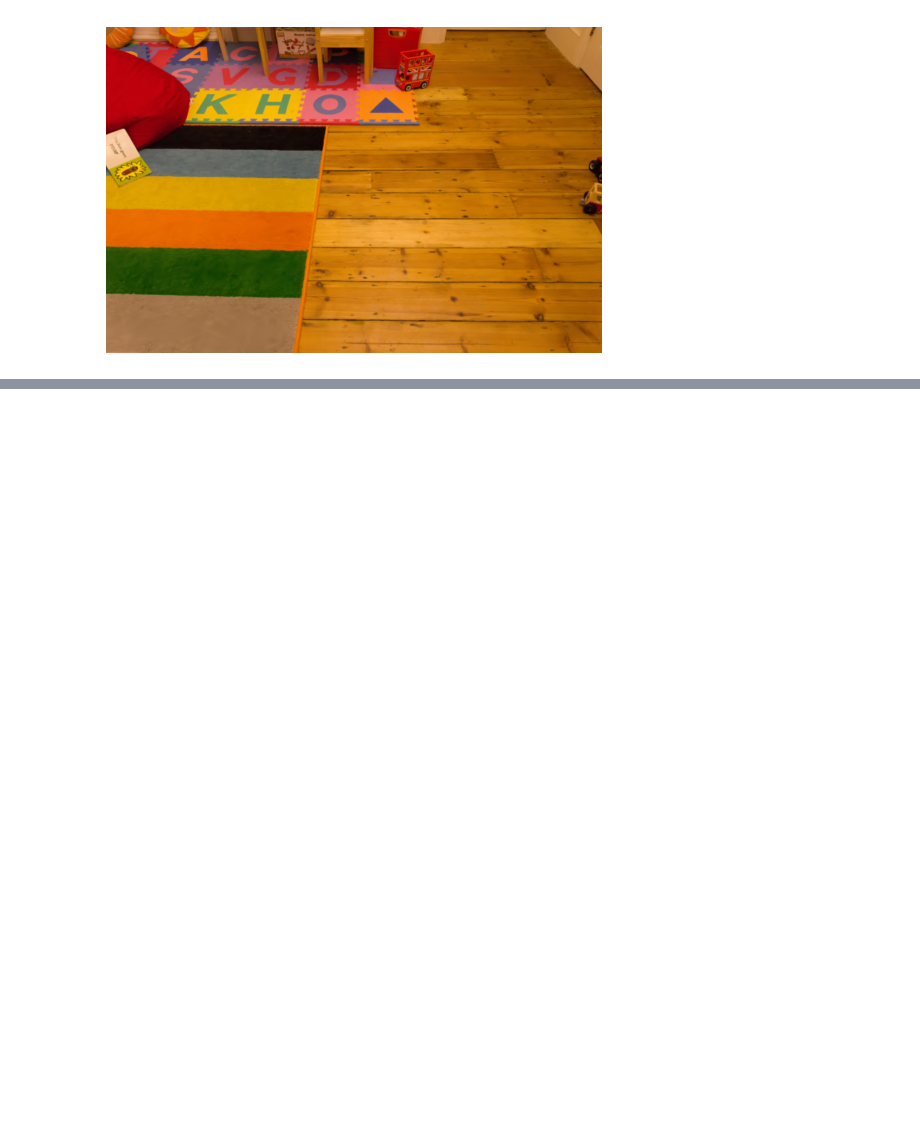
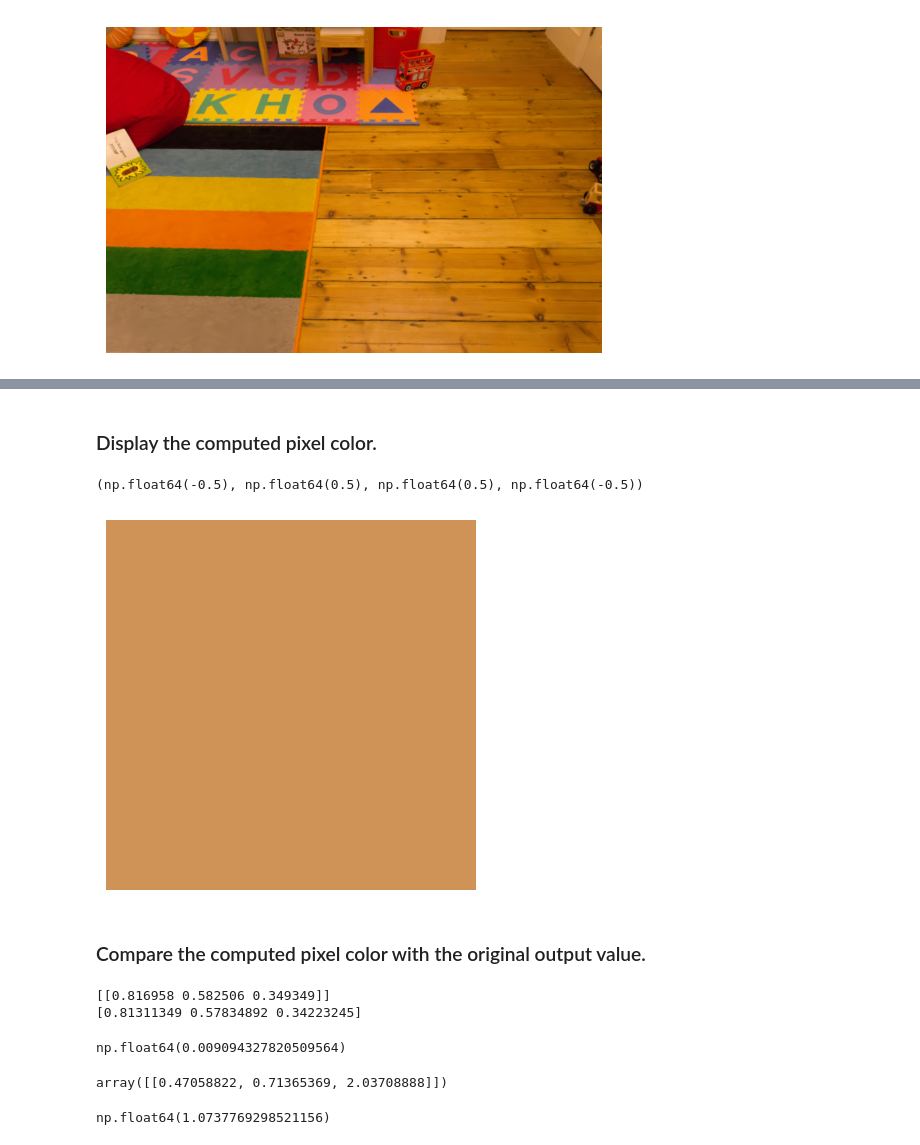
Before and after one commit to kjy5/clustering-exploration, a Jupyter notebook: src/clustering_exploration/basic_viewer.ipynb, the cells around one changed output, grey strips where cells are left out. Saved outputs shown, nothing was run; the diff lists cells and outputs as text; code cells hidden in the pictures; blank space fills up the shorter version.

Commit message:
Single pixel compute and metrics

```diff
--- a/src/clustering_exploration/basic_viewer.ipynb
+++ b/src/clustering_exploration/basic_viewer.ipynb
@@ -43,0 +85,6 @@ Clipping input data to the valid range for imshow with RGB data ([0..1] for floa
+# %%
+# Convert into a depth dictionary. Depth : (alpha, color)
+pixel_splats_by_depth = {row[1]: [row[0], row[2:]] for row in pixel_splats_reshaped}
+# %%
+# Sort the splats by depth.
+sorted_pixel_splats = sorted(pixel_splats_by_depth.items(), key=lambda x: x[0])
@@ -43,0 +95,42 @@ Clipping input data to the valid range for imshow with RGB data ([0..1] for floa
+# %%
+transmittance = 1.0
+pixel_color = sorted_pixel_splats[0][1][1] * sorted_pixel_splats[0][1][0]
+# %%
+for i in range(1, len(sorted_pixel_splats)):
+    transmittance *= 1 - sorted_pixel_splats[i - 1][1][0]
+    pixel_color += sorted_pixel_splats[i][1][1] * sorted_pixel_splats[i][1][0] * transmittance
+# %% [markdown]
+### Display the computed pixel color.
+# %%
+single_pixel_image = np.array([[pixel_color]])
+plt.imshow(single_pixel_image)
+plt.axis('off')
+# %% [output]
+(np.float64(-0.5), np.float64(0.5), np.float64(0.5), np.float64(-0.5))
+[figure, added]
+# %% [markdown]
+### Compare the computed pixel color with the original output value.
+# %%
+# Get the original pixel color.
+original_pixel_color = data.select(pl.col("out_color_r", "out_color_g", "out_color_b")).head(1).collect().to_numpy()
+print(original_pixel_color)
+print(pixel_color)
+# %% [output]
+[[0.816958 0.582506 0.349349]]
+[0.81311349 0.57834892 0.34223245]
+# %%
+# Compute the distance.
+np.linalg.norm(pixel_color - original_pixel_color)
+# %% [output]
+np.float64(0.009094327820509564)
+# %%
+# Compute the percent error for each channel.
+channel_error = np.abs(original_pixel_color - pixel_color) / original_pixel_color * 100
+channel_error
+# %% [output]
+array([[0.47058822, 0.71365369, 2.03708888]])
+# %%
+# Compute the mean percent error.
+np.mean(channel_error)
+# %% [output]
+np.float64(1.0737769298521156)
```
Also changed, not shown: parts of 11 cells of this notebook.
